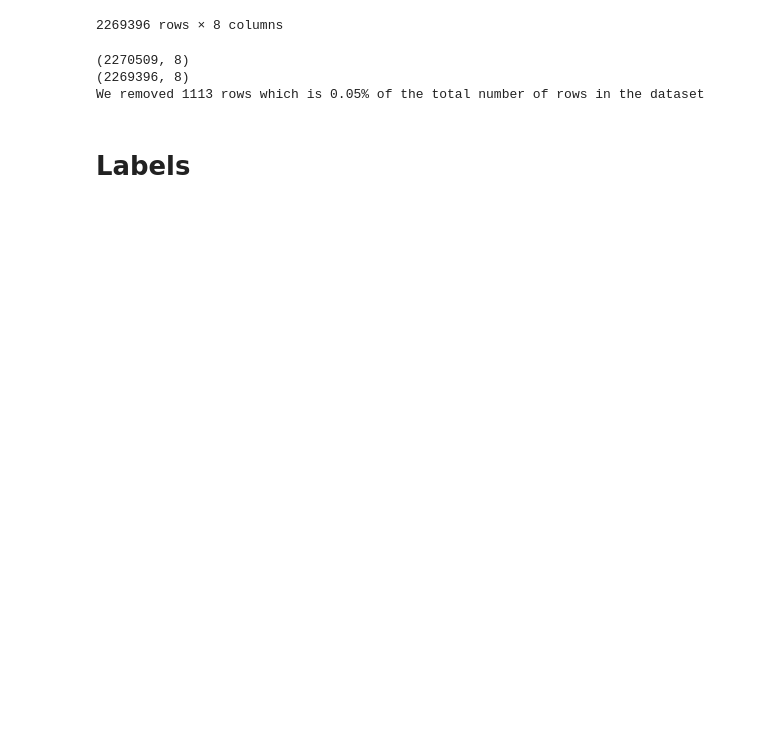
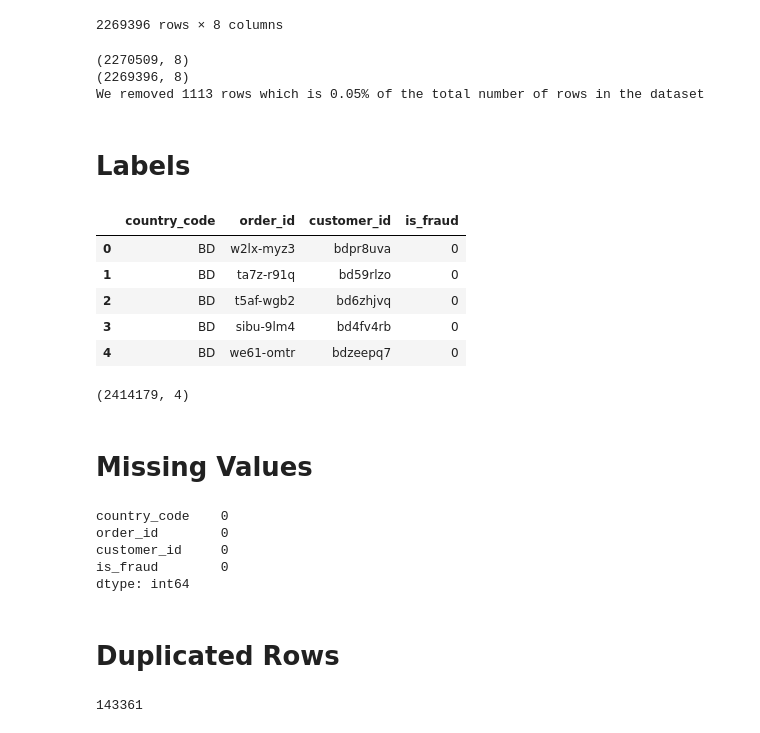
Before and after one commit to shoelesshoe/PAICA1, a Jupyter notebook: py/data_cleansing.ipynb, the cells around one changed output. Saved outputs shown, nothing was run; the diff lists cells and outputs as text; code cells hidden in the pictures; blank space fills up the shorter version.

```diff
--- a/py/data_cleansing.ipynb
+++ b/py/data_cleansing.ipynb
@@ -314,11 +314,32 @@ order.to_csv('final_order.csv')
 # %% [markdown]
 # Labels
 # %%
-labels = pd.read_csv("training-labels_v1.0.csv")
-labels.head()
+ogLabels = pd.read_csv("training-labels_v1.0.csv")
+ogLabels.head()
+# %% [output]
+|  | country_code | order_id | customer_id | is_fraud |
+| 0 | BD | w2lx-myz3 | bdpr8uva | 0 |
+| 1 | BD | ta7z-r91q | bd59rlzo | 0 |
+| 2 | BD | t5af-wgb2 | bd6zhjvq | 0 |
+| 3 | BD | sibu-9lm4 | bd4fv4rb | 0 |
+| 4 | BD | we61-omtr | bdzeepq7 | 0 |
 # %%
-labels.shape
+ogLabels.shape
+# %% [output]
+(2414179, 4)
+# %% [markdown]
+# Missing Values
 # %%
-labels.isnull().sum()
+ogLabels.isnull().sum()
+# %% [output]
+country_code    0
+order_id        0
+customer_id     0
+is_fraud        0
+dtype: int64
+# %% [markdown]
+# Duplicated Rows
 # %%
-labels.duplicated().sum()
+ogLabels.duplicated().sum()
+# %% [output]
+143361
```
Also changed, not shown: parts of 4 cells of this notebook.
